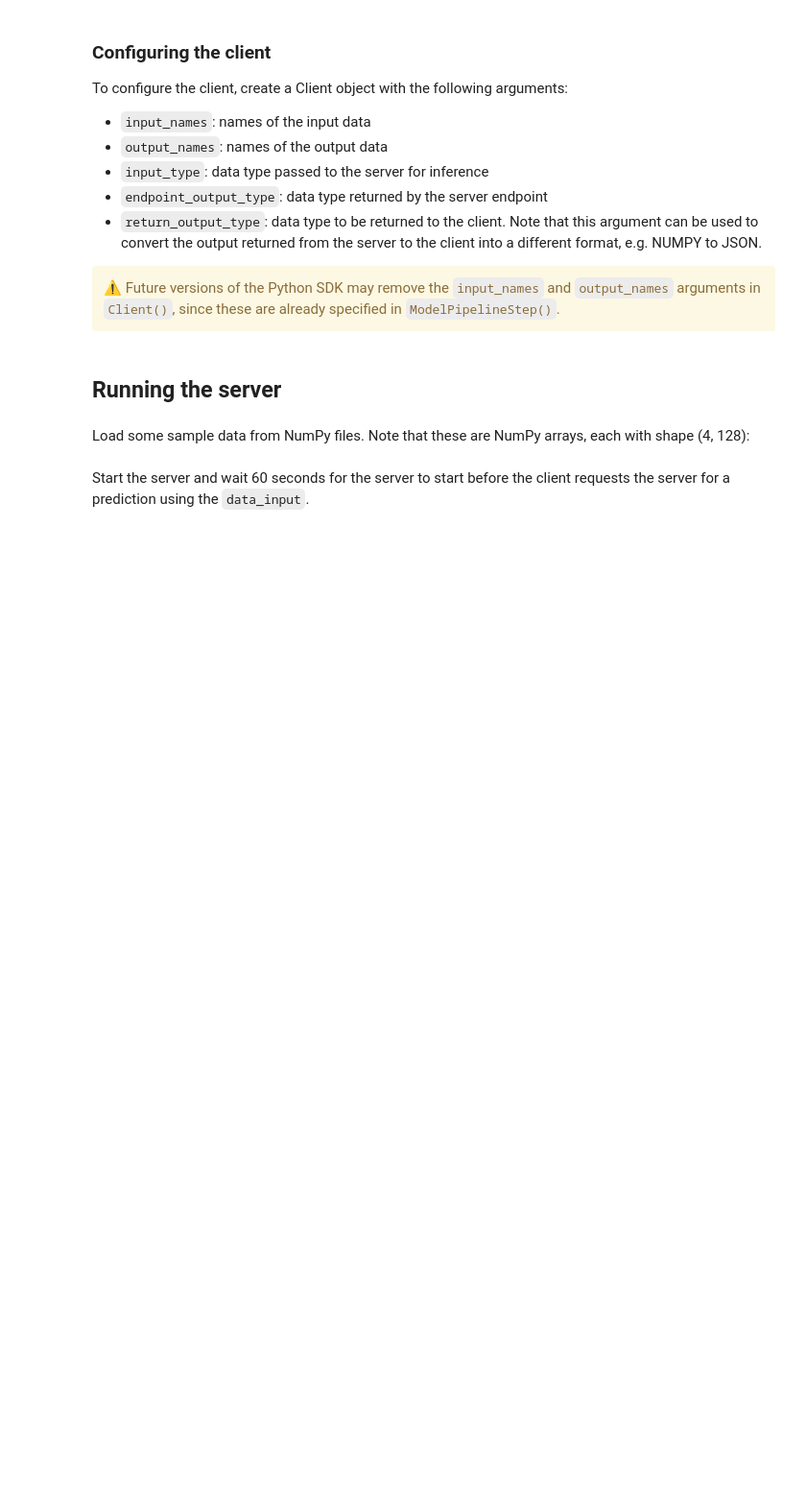
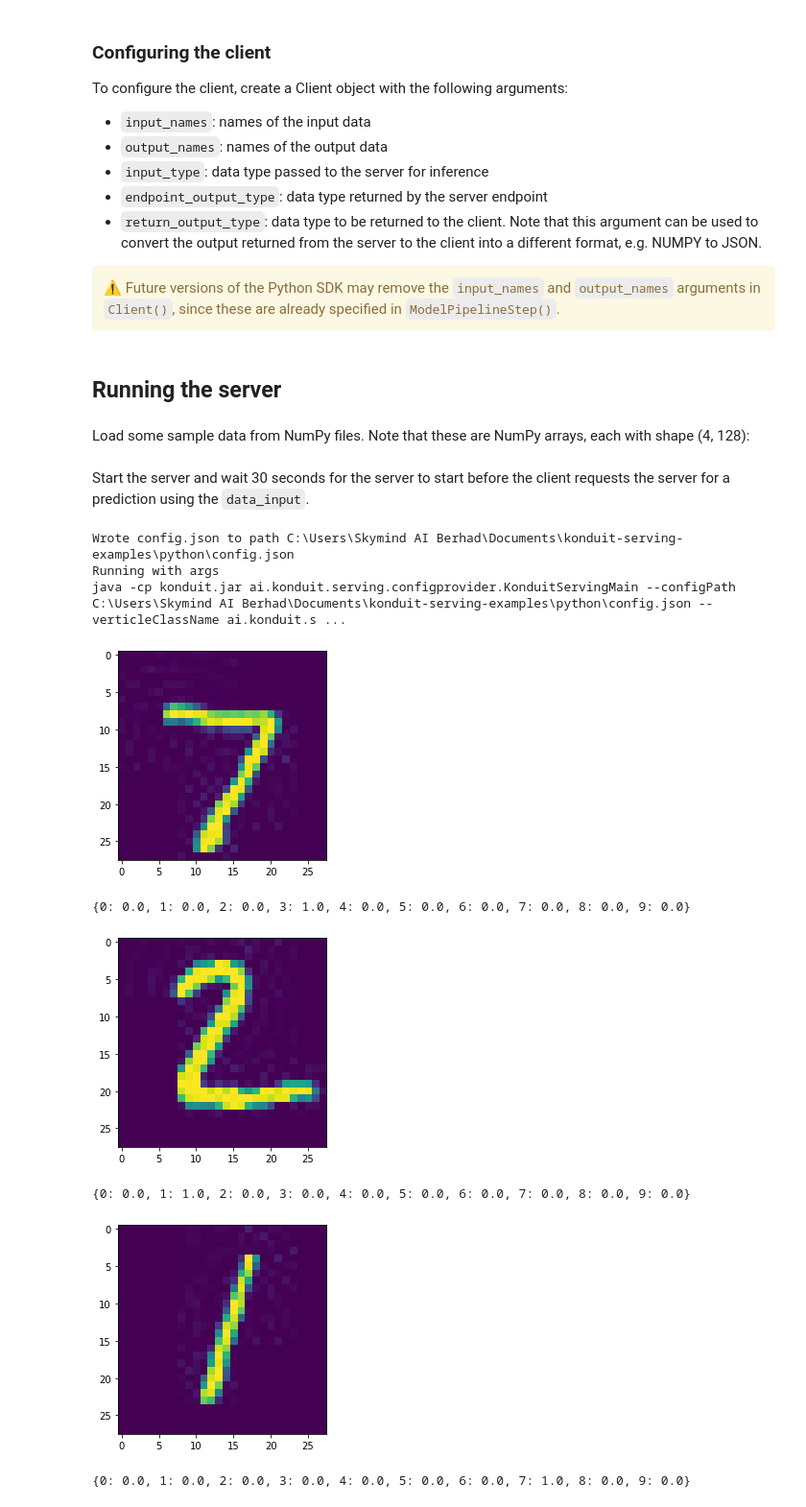
Before and after one commit to KonduitAI/konduit-serving-examples, a Jupyter notebook: python/01_tensorflow-basic-mnist.ipynb, the cells around one changed output. Shown at 96% size. Drawn from its saved outputs; the diff is of its cells as text; code cells hidden in the pictures; blank space fills up the shorter version.

Commit message:
include instructions for batching NDARRAY images

```diff
--- a/python/01_tensorflow-basic-mnist.ipynb
+++ b/python/01_tensorflow-basic-mnist.ipynb
@@ -243,4 +257,4 @@ client = Client(
 Load some sample data from NumPy files. Note that these are NumPy arrays, each with shape (4, 128):
 # %%
 read_image = lambda x: np.array(imageio.imread(f"../data/mnist/img_{x}.jpg")).astype(np.float)
-imgs = list(map(read_image, np.arange(1, 2)))
+imgs = list(map(read_image, np.arange(1, 4)))
@@ -249,2 +261,25 @@ data_input = {'flatten_2_input': np.array(imgs)}
 # %% [markdown]
-Start the server and wait 60 seconds for the server to start before the client requests the server for a prediction using the `data_input`.
+Start the server and wait 30 seconds for the server to start before the client requests the server for a prediction using the `data_input`.
+# %%
+server.start()
+time.sleep(30)
+
+for img in imgs:
+    plt.imshow(img)
+    predicted = client.predict(
+        data_input={'flatten_2_input': img}
+    )
+    plt.show()
+    print(dict(zip(np.arange(10), predicted[0].round(3))))
+
+server.stop()
+# %% [output]
+Wrote config.json to path C:\Users\Skymind AI Berhad\Documents\konduit-serving-examples\python\config.json
+Running with args
+java -cp konduit.jar ai.konduit.serving.configprovider.KonduitServingMain --configPath C:\Users\Skymind AI Berhad\Documents\konduit-serving-examples\python\config.json --verticleClassName ai.konduit.s ...
+[figure, added]
+{0: 0.0, 1: 0.0, 2: 0.0, 3: 1.0, 4: 0.0, 5: 0.0, 6: 0.0, 7: 0.0, 8: 0.0, 9: 0.0}
+[figure, added]
+{0: 0.0, 1: 1.0, 2: 0.0, 3: 0.0, 4: 0.0, 5: 0.0, 6: 0.0, 7: 0.0, 8: 0.0, 9: 0.0}
+[figure, added]
+{0: 0.0, 1: 0.0, 2: 0.0, 3: 0.0, 4: 0.0, 5: 0.0, 6: 0.0, 7: 1.0, 8: 0.0, 9: 0.0}
```
Also changed, not shown: parts of 10 cells of this notebook.
